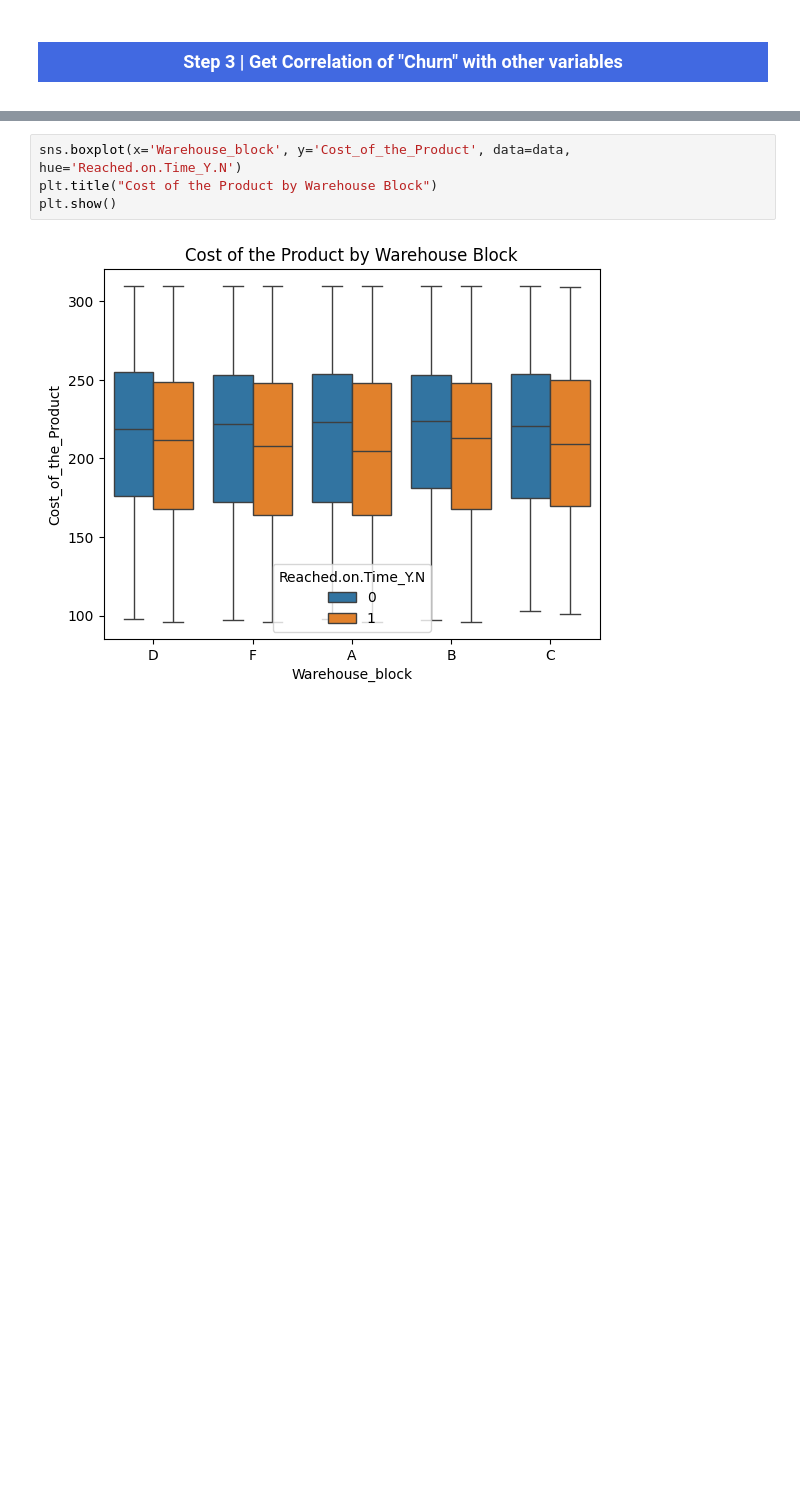
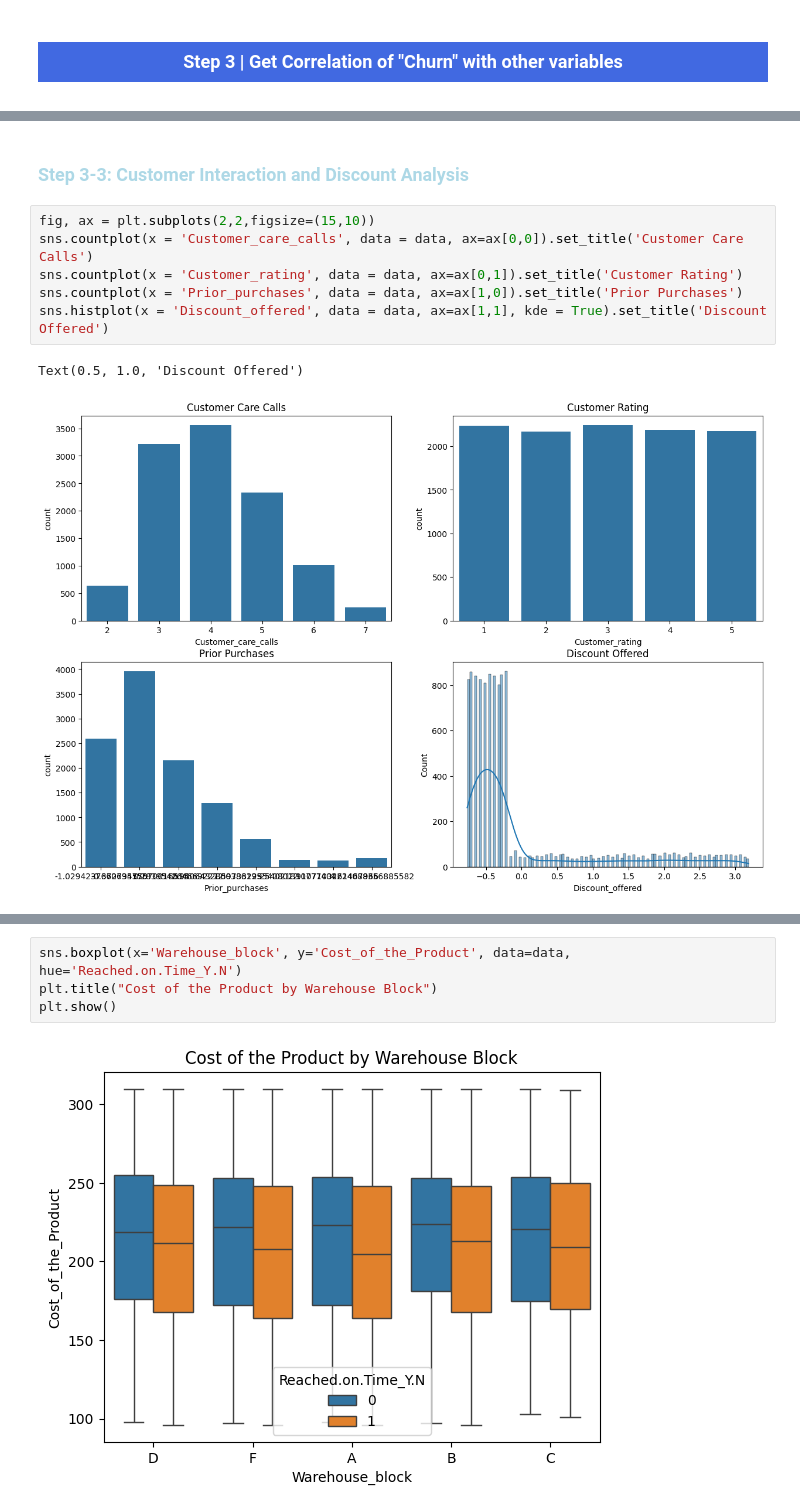
Before and after one commit to koratjay2022/CAPSTONE_PROJECT, a Jupyter notebook: E_commerce_Product_Delivery_Prediction.ipynb, the cells around one changed output, grey strips where cells are left out. Cells and saved outputs as stored; diff of their text form; blank space fills up the shorter version.

```diff
--- a/E_commerce_Product_Delivery_Prediction.ipynb
+++ b/E_commerce_Product_Delivery_Prediction.ipynb
@@ -96,0 +138,11 @@ for column in data.select_dtypes(include=['object']).columns:
+# %% [markdown]
+<h3 style="color:#ADD8E6;">Step 3-3: Customer Interaction and Discount Analysis </h3>
+# %%
+fig, ax = plt.subplots(2,2,figsize=(15,10))
+sns.countplot(x = 'Customer_care_calls', data = data, ax=ax[0,0]).set_title('Customer Care Calls')
+sns.countplot(x = 'Customer_rating', data = data, ax=ax[0,1]).set_title('Customer Rating')
+sns.countplot(x = 'Prior_purchases', data = data, ax=ax[1,0]).set_title('Prior Purchases')
+sns.histplot(x = 'Discount_offered', data = data, ax=ax[1,1], kde = True).set_title('Discount Offered')
+# %% [output]
+Text(0.5, 1.0, 'Discount Offered')
+[figure, added]
```
Also changed, not shown: parts of 52 cells of this notebook, 2 other files.
